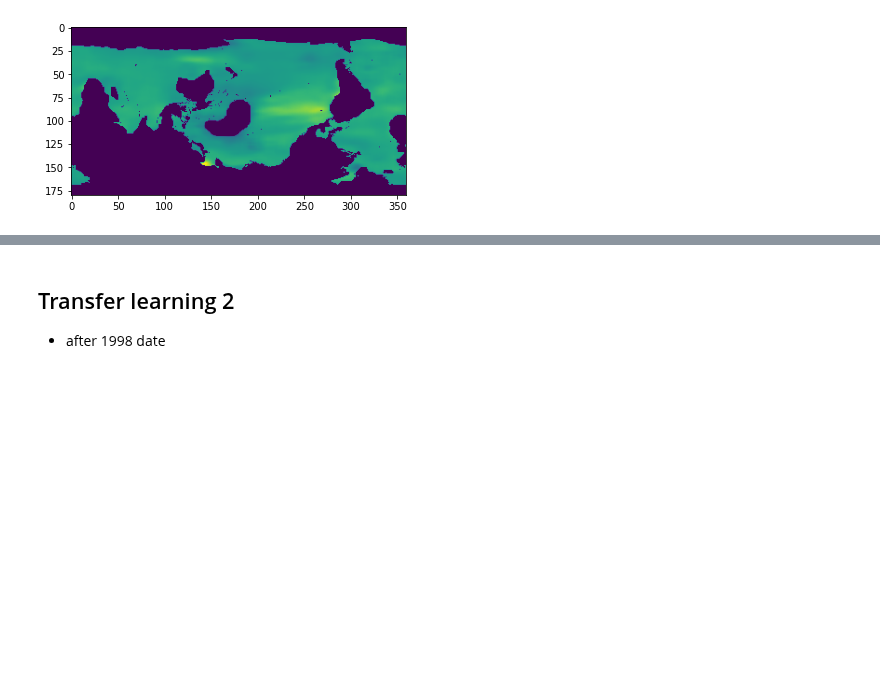
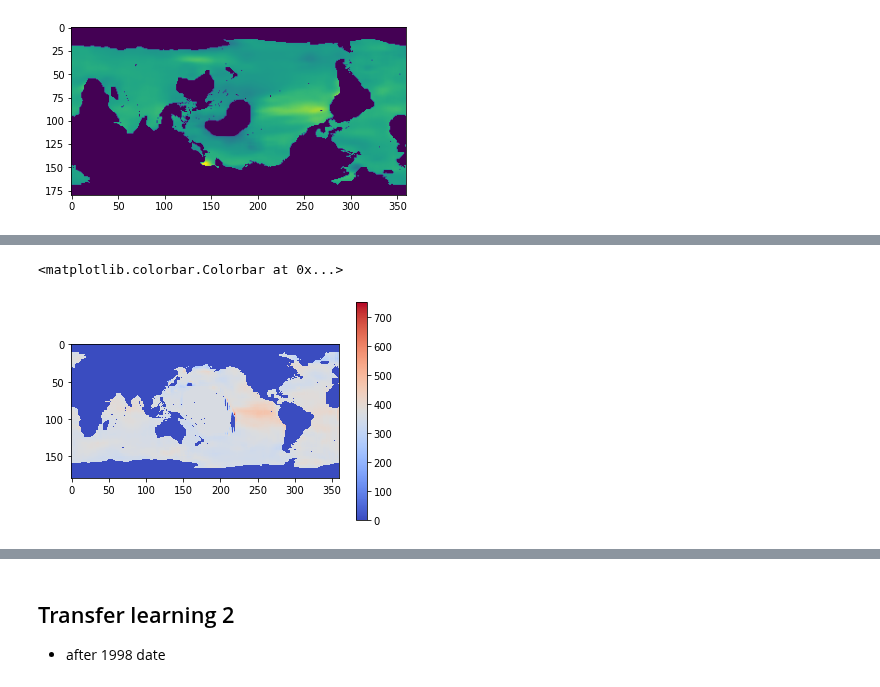
Before and after one commit to sk981102/ocean_co2, a Jupyter notebook: notebooks/deep_learning/009_ConvLSTM_realworld.ipynb, the cells around one changed output, grey strips where cells are left out. Saved outputs shown, nothing was run; the diff lists cells and outputs as text; code cells hidden in the pictures; blank space fills up the shorter version.

```diff
--- a/notebooks/deep_learning/009_ConvLSTM_realworld.ipynb
+++ b/notebooks/deep_learning/009_ConvLSTM_realworld.ipynb
@@ -156,3 +183,14 @@ plt.colorbar(img)
+# %%
+import matplotlib.colors as mcolors
+
+
+norm = mcolors.Normalize(vmin=0, vmax = 750)
+
+img=plt.imshow(np.flipud(predicted_image[280]),cmap="coolwarm", interpolation="nearest", norm=norm)
+plt.colorbar(img)
+# %% [output]
+<matplotlib.colorbar.Colorbar at 0x...>
+[figure, added]
 # %%
 img=plt.imshow(np.flipud(y_all[280]),cmap="coolwarm", interpolation="nearest", norm=norm)
 plt.colorbar(img)
```
Also changed, not shown: parts of 25 cells of this notebook, 5 other files.
